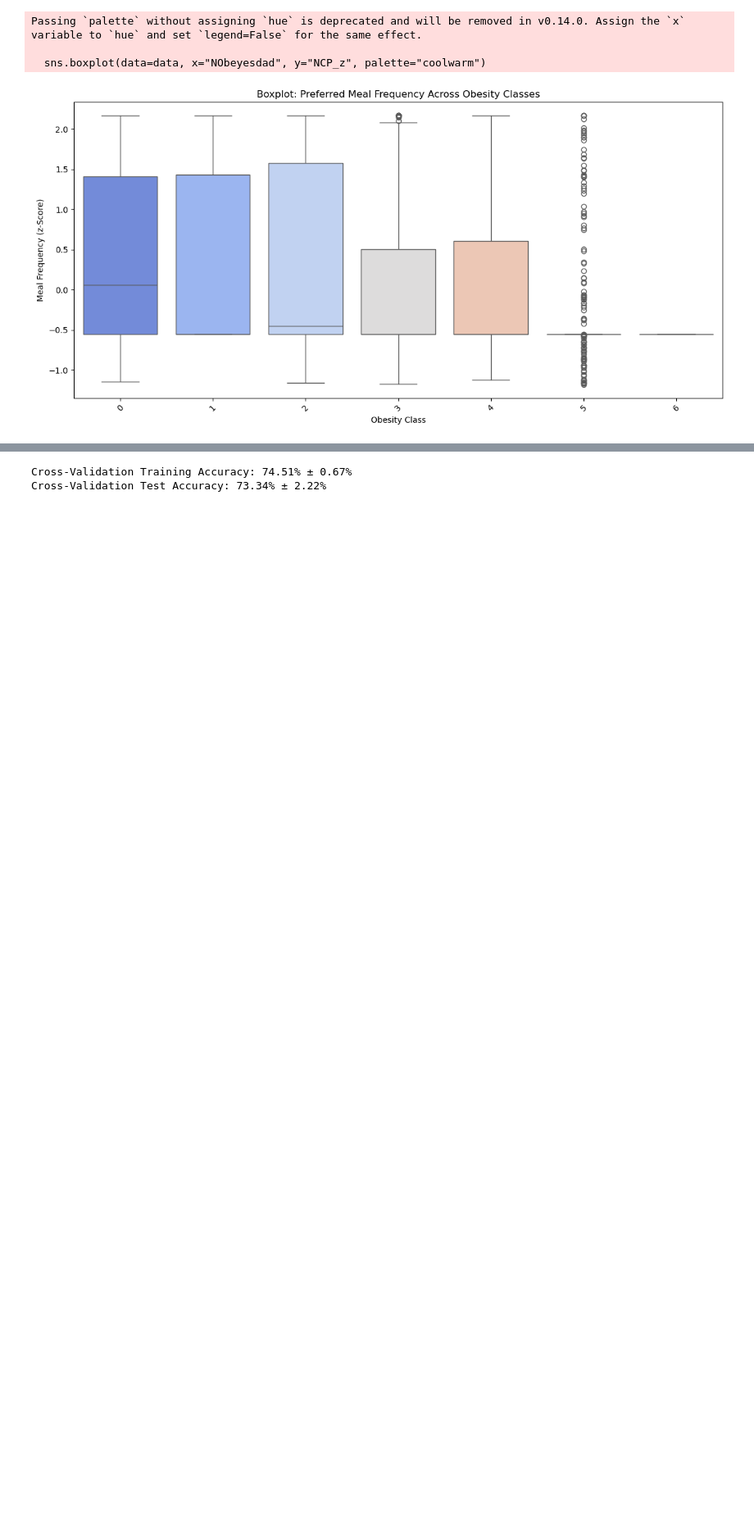
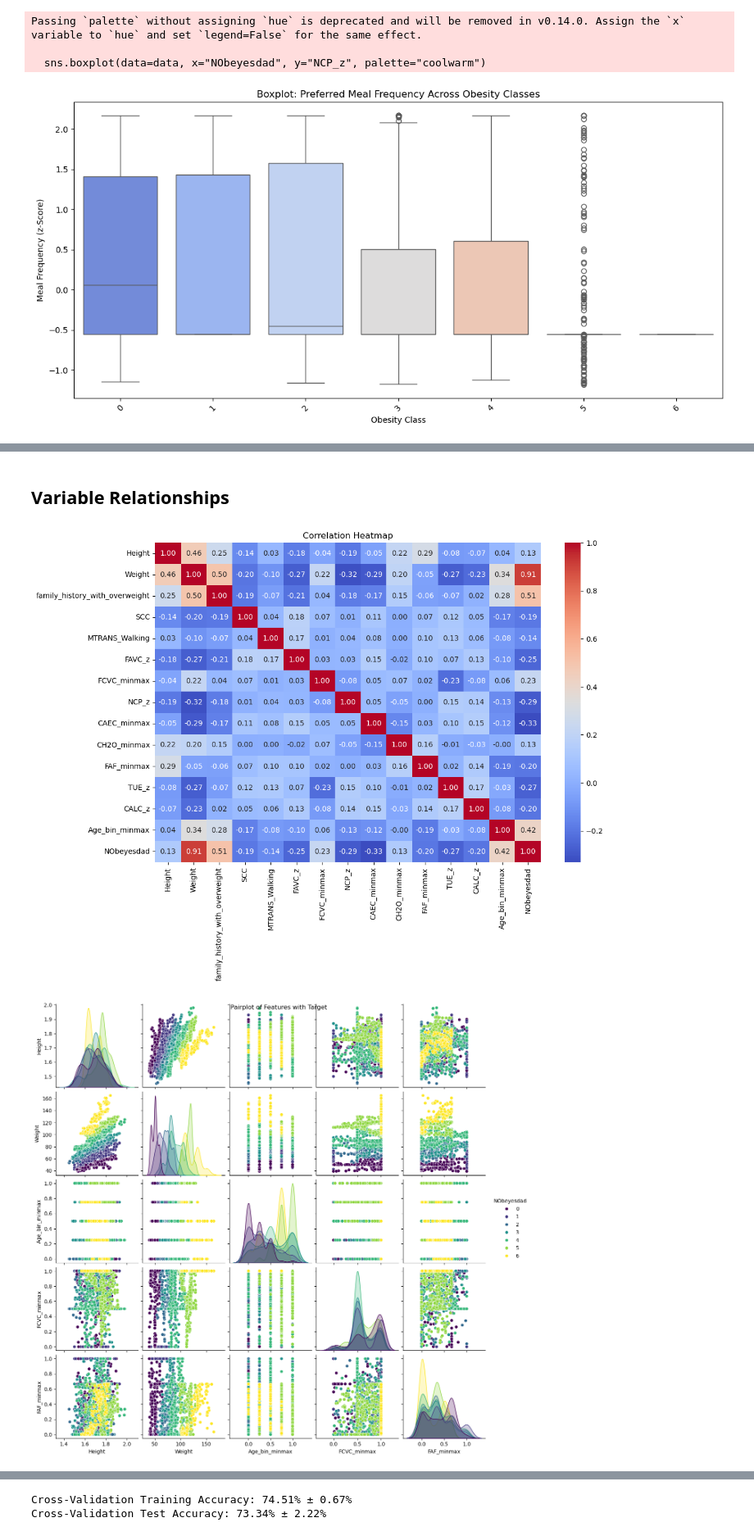
Before and after one commit to ericab322/Multiclass-Classifcation-Algorithm, a Jupyter notebook: notebooks/one_vs_all_demo.ipynb, the cells around one changed output, grey strips where cells are left out. Shown at 82% size. Cells and saved outputs as stored; diff of their text form; code cells hidden in the pictures; blank space fills up the shorter version.

```diff
--- a/notebooks/one_vs_all_demo.ipynb
+++ b/notebooks/one_vs_all_demo.ipynb
@@ -722,0 +459,27 @@ Passing `palette` without assigning `hue` is deprecated and will be removed in v
+# %% [markdown]
+## **Variable Relationships**
+# %%
+import seaborn as sns
+import matplotlib.pyplot as plt
+
+# Correlation heatmap for numerical features
+plt.figure(figsize=(12, 8))
+sns.heatmap(data.corr(), annot=True, fmt=".2f", cmap="coolwarm", cbar=True)
+plt.title("Correlation Heatmap")
+plt.show()
+
+# Pairplot of selected features with the target
+selected_features = ['Height', 'Weight', 'Age_bin_minmax', 'FCVC_minmax', 'FAF_minmax']
+sns.pairplot(data, vars=selected_features, hue="NObeyesdad", palette="viridis", diag_kind="kde")
+plt.suptitle("Pairplot of Features with Target")
+plt.show()
+
+# Boxplots of features by target variable
+for feature in selected_features:
+    plt.figure(figsize=(10, 6))
+    sns.boxplot(data=data, x="NObeyesdad", y=feature, palette="Set2")
+    plt.title(f"Boxplot of {feature} by NObeyesdad")
+    plt.show()
+# %% [output]
+[figure, added]
+[figure, added]
```
Also changed, not shown: parts of 11 cells of this notebook.
